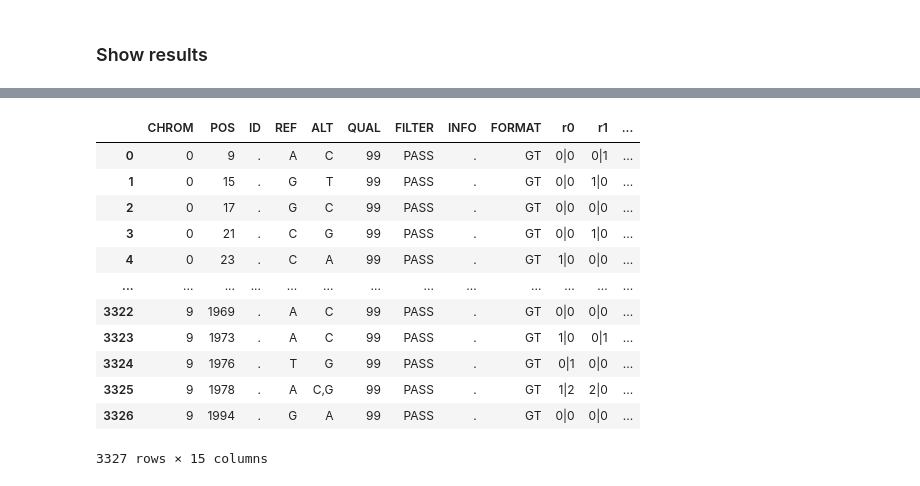
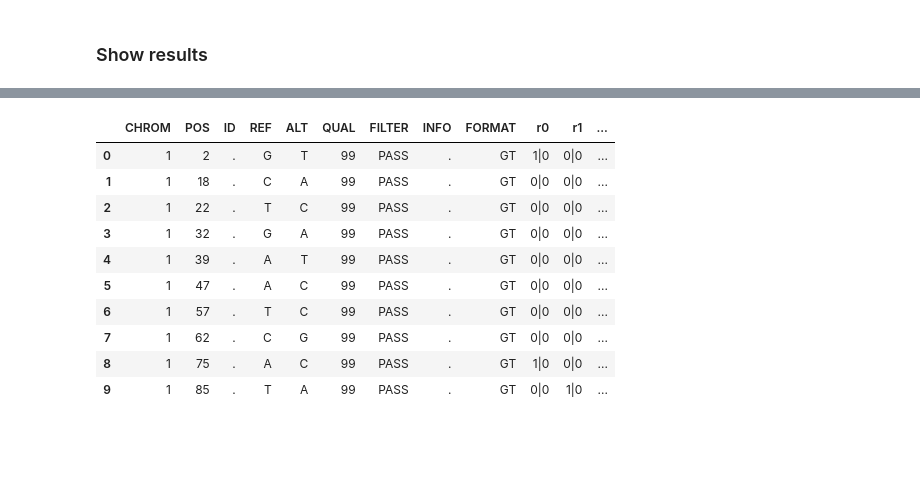
Before and after one commit to pmckenz1/ipcoal, a Jupyter notebook: notebooks/VCF-write-test.ipynb, the cells around one changed output, grey strips where cells are left out. Drawn from its saved outputs; the diff is of its cells as text; code cells hidden in the pictures; blank space fills up the shorter version.

```diff
--- a/notebooks/VCF-write-test.ipynb
+++ b/notebooks/VCF-write-test.ipynb
@@ -10,7 +14,7 @@ tree = toytree.rtree.unittree(6, 1e6)
 # %% [markdown]
 ### Define the coalescent model
 # %%
-model = ipcoal.Model(tree, Ne=1e6, nsamples=2)
+model = ipcoal.Model(tree, Ne=1e5, nsamples=2)
 # %% [markdown]
 ### Simulate data
 # %%
@@ -36,16 +37,14 @@ model.df
 # %%
-model.write_vcf(diploid=True)
+model.write_vcf(diploid=True).head(10)
 # %% [output]
 |  | CHROM | POS | ID | REF | ALT | QUAL | FILTER | INFO | FORMAT | r0 | r1 | ... |
-| 0 | 0 | 9 | . | A | C | 99 | PASS | . | GT | 0|0 | 0|1 | ... |
-| 1 | 0 | 15 | . | G | T | 99 | PASS | . | GT | 0|0 | 1|0 | ... |
-| 2 | 0 | 17 | . | G | C | 99 | PASS | . | GT | 0|0 | 0|0 | ... |
-| 3 | 0 | 21 | . | C | G | 99 | PASS | . | GT | 0|0 | 1|0 | ... |
-| 4 | 0 | 23 | . | C | A | 99 | PASS | . | GT | 1|0 | 0|0 | ... |
-| ... | ... | ... | ... | ... | ... | ... | ... | ... | ... | ... | ... | ... |
-| 3322 | 9 | 1969 | . | A | C | 99 | PASS | . | GT | 0|0 | 0|0 | ... |
-| 3323 | 9 | 1973 | . | A | C | 99 | PASS | . | GT | 1|0 | 0|1 | ... |
-| 3324 | 9 | 1976 | . | T | G | 99 | PASS | . | GT | 0|1 | 0|0 | ... |
-| 3325 | 9 | 1978 | . | A | C,G | 99 | PASS | . | GT | 1|2 | 2|0 | ... |
-| 3326 | 9 | 1994 | . | G | A | 99 | PASS | . | GT | 0|0 | 0|0 | ... |
+| 0 | 1 | 2 | . | G | T | 99 | PASS | . | GT | 1|0 | 0|0 | ... |
+| 1 | 1 | 18 | . | C | A | 99 | PASS | . | GT | 0|0 | 0|0 | ... |
+| 2 | 1 | 22 | . | T | C | 99 | PASS | . | GT | 0|0 | 0|0 | ... |
+| 3 | 1 | 32 | . | G | A | 99 | PASS | . | GT | 0|0 | 0|0 | ... |
+| 4 | 1 | 39 | . | A | T | 99 | PASS | . | GT | 0|0 | 0|0 | ... |
+| 5 | 1 | 47 | . | A | C | 99 | PASS | . | GT | 0|0 | 0|0 | ... |
+| 6 | 1 | 57 | . | T | C | 99 | PASS | . | GT | 0|0 | 0|0 | ... |
+| 7 | 1 | 62 | . | C | G | 99 | PASS | . | GT | 0|0 | 0|0 | ... |
+| 8 | 1 | 75 | . | A | C | 99 | PASS | . | GT | 1|0 | 0|0 | ... |
+| 9 | 1 | 85 | . | T | A | 99 | PASS | . | GT | 0|0 | 1|0 | ... |
-3327 rows × 15 columns
```
Also changed, not shown: parts of 4 cells of this notebook.
